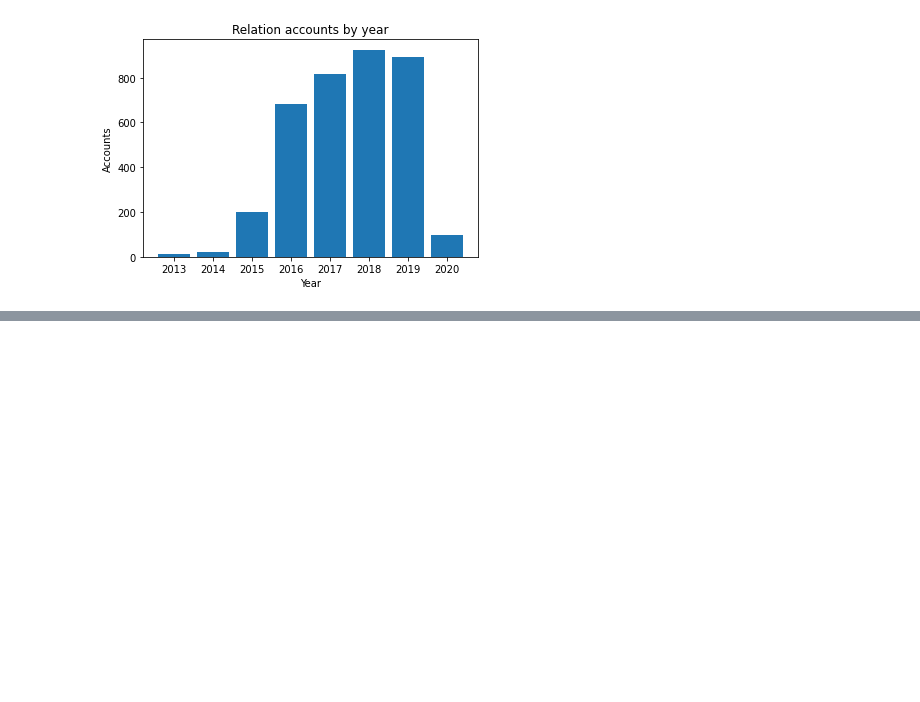
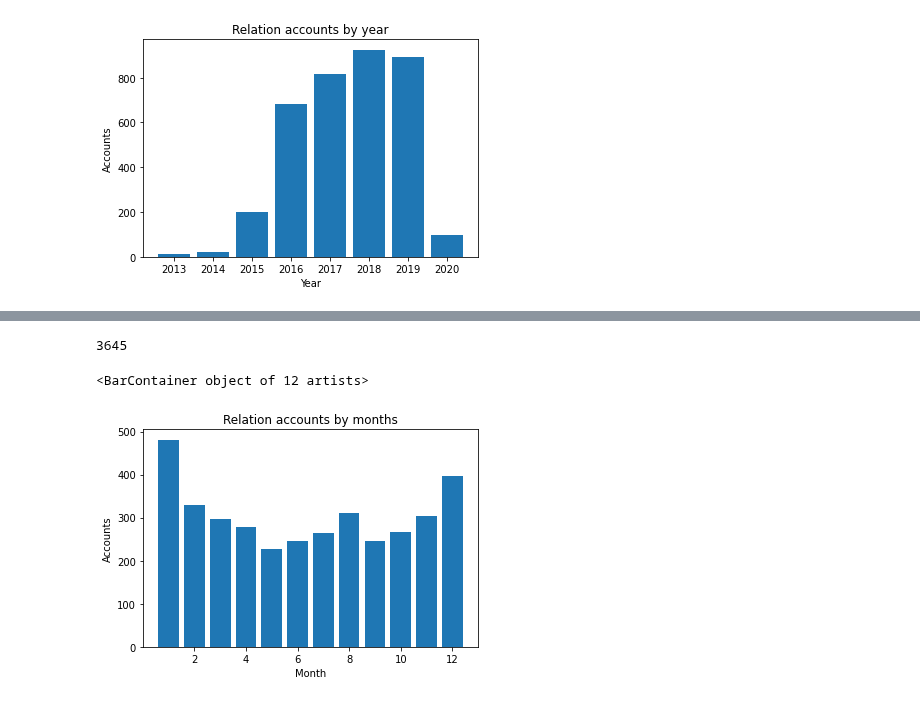
Before and after one commit to victor-s-santos/DataAnalystic-Test, a Jupyter notebook: python-notebooks/Analysis3.ipynb, the cells around one changed output, grey strips where cells are left out. Drawn from its saved outputs; the diff is of its cells as text; code cells hidden in the pictures; blank space fills up the shorter version.

Commit message:
chart3 - account by month

```diff
--- a/python-notebooks/Analysis3.ipynb
+++ b/python-notebooks/Analysis3.ipynb
@@ -118,3 +118,26 @@ chart(dicionario_ano.keys(), dicionario_ano.values(), 'Year', 'Accounts', 'Relat
 # %% [output]
 <BarContainer object of 8 artists>
 [figure]
+# %%
+#month
+dicionario_mes = {
+    1 : 0,
+    2 : 0,
+    3 : 0,
+    4 : 0,
+    5 : 0,
+    6 : 0,
+    7 : 0,
+    8 : 0,
+    9 : 0,
+    10 : 0,
+    11 : 0,
+    12 : 0
+}
+# %%
+for i in range(len(lista_dates)):
+    new_date = lista_dates[i][1].strftime("%Y/%m/%d %H:%M:%S")
+    if int(new_date[5:7]) in dicionario_mes.keys():
+        n = int(new_date[5:7])
+        dicionario_mes[n] += 1
+dicionario_mes
@@ -120,0 +157,9 @@ chart(dicionario_ano.keys(), dicionario_ano.values(), 'Year', 'Accounts', 'Relat
+# %%
+sum(dicionario_mes.values())
+# %% [output]
+3645
+# %%
+chart(dicionario_mes.keys(), dicionario_mes.values(), 'Month', 'Accounts', 'Relation accounts by months', 1)
+# %% [output]
+<BarContainer object of 12 artists>
+[figure, added]
```
Also changed, not shown: parts of 1 cell of this notebook.
